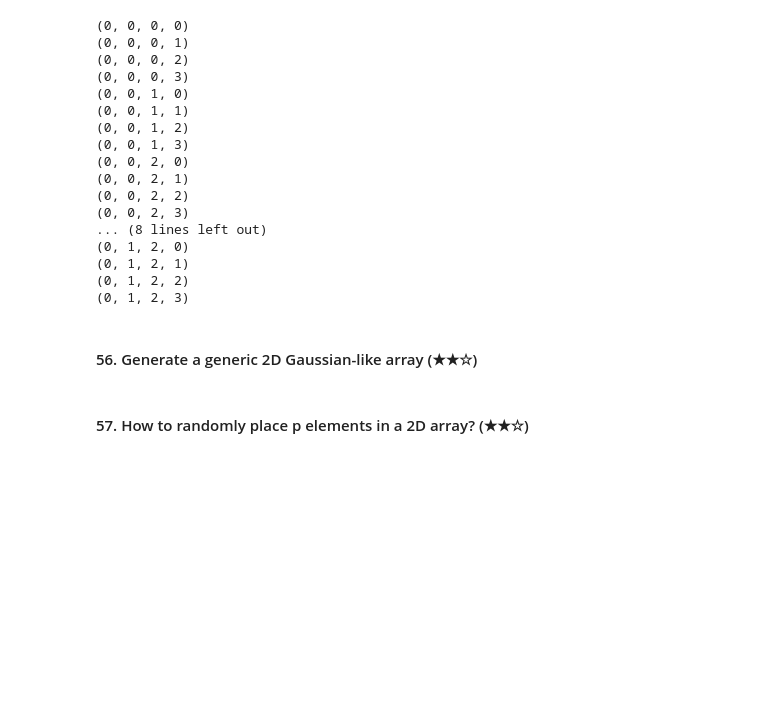
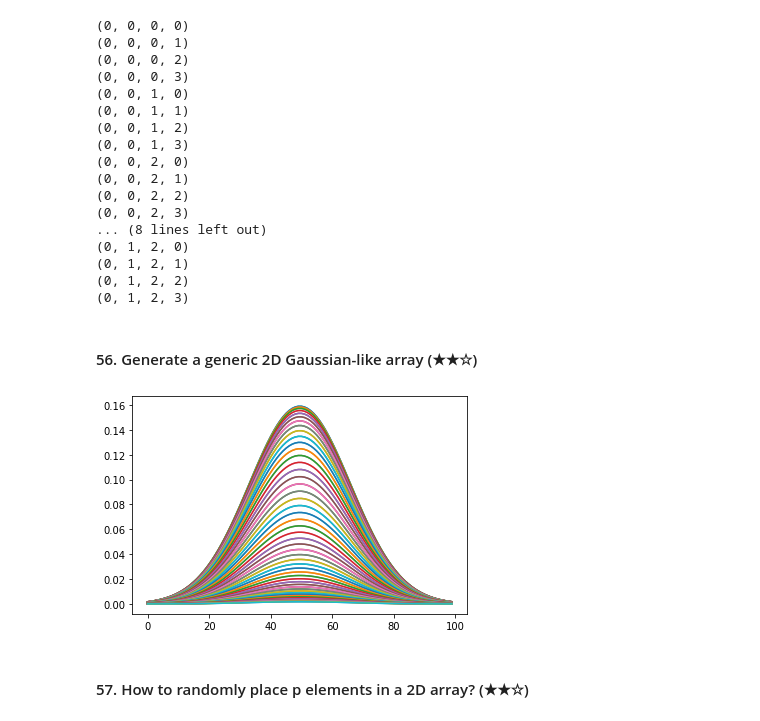
Before and after one commit to areeb-h-qureshi/Jovian, a Jupyter notebook: Data Analysis with Python: Zero to Pandas/100_numpy_exercises.ipynb, the cells around one changed output. Cells and saved outputs as stored; diff of their text form; code cells hidden in the pictures; blank space fills up the shorter version.

```diff
--- a/Data Analysis with Python: Zero to Pandas/100_numpy_exercises.ipynb
+++ b/Data Analysis with Python: Zero to Pandas/100_numpy_exercises.ipynb
@@ -915,6 +915,29 @@ for index in np.ndindex((1, 2, 3, 4)):
 (0, 1, 2, 3)
 # %% [markdown]
 #### 56. Generate a generic 2D Gaussian-like array (★★☆)
+# %%
+import numpy as np
+
+# Generating a grid in (-1, 1) space
+grid = x, y = np.meshgrid(np.linspace(-3,3,10),
+                          np.linspace(-3,3,10))
+
+# Calculating distance vector
+dist = (x**2 +y**2)**0.5
+
+# Assuming Standard Deviation as 1 and Arithmetic Mean as 0
+sd, mu = 1.0, 0
+
+normal = 1/(2.0 * np.pi * sd**2)
+
+gaussian = np.exp(-((dist-mu)**2 / (2.0 * sd**2))) * normal
+
+import matplotlib.pyplot as plt
+
+plt.plot(gaussian)
+plt.show()
+# %% [output]
+[figure, added]
 # %% [markdown]
 #### 57. How to randomly place p elements in a 2D array? (★★☆)
 # %% [markdown]
```
